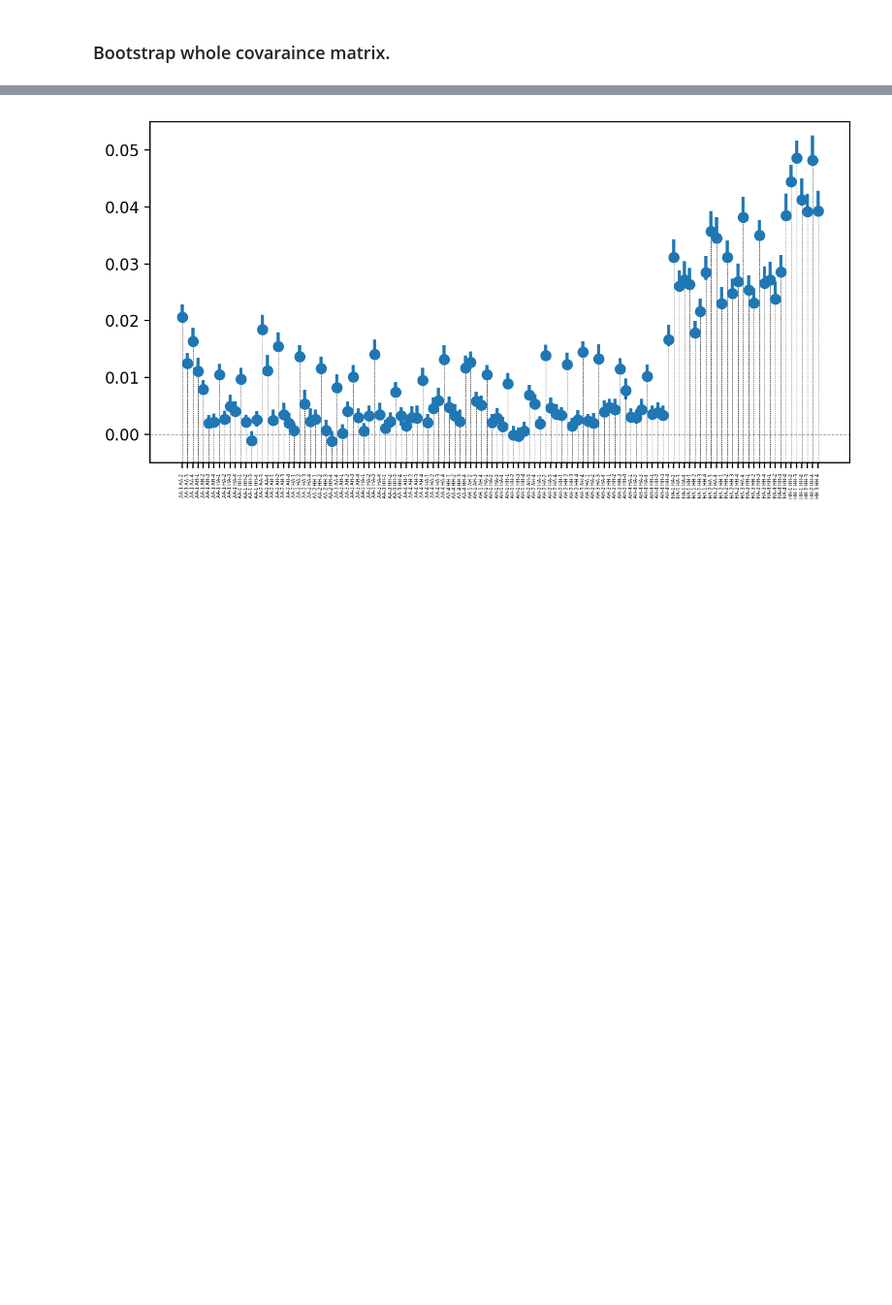
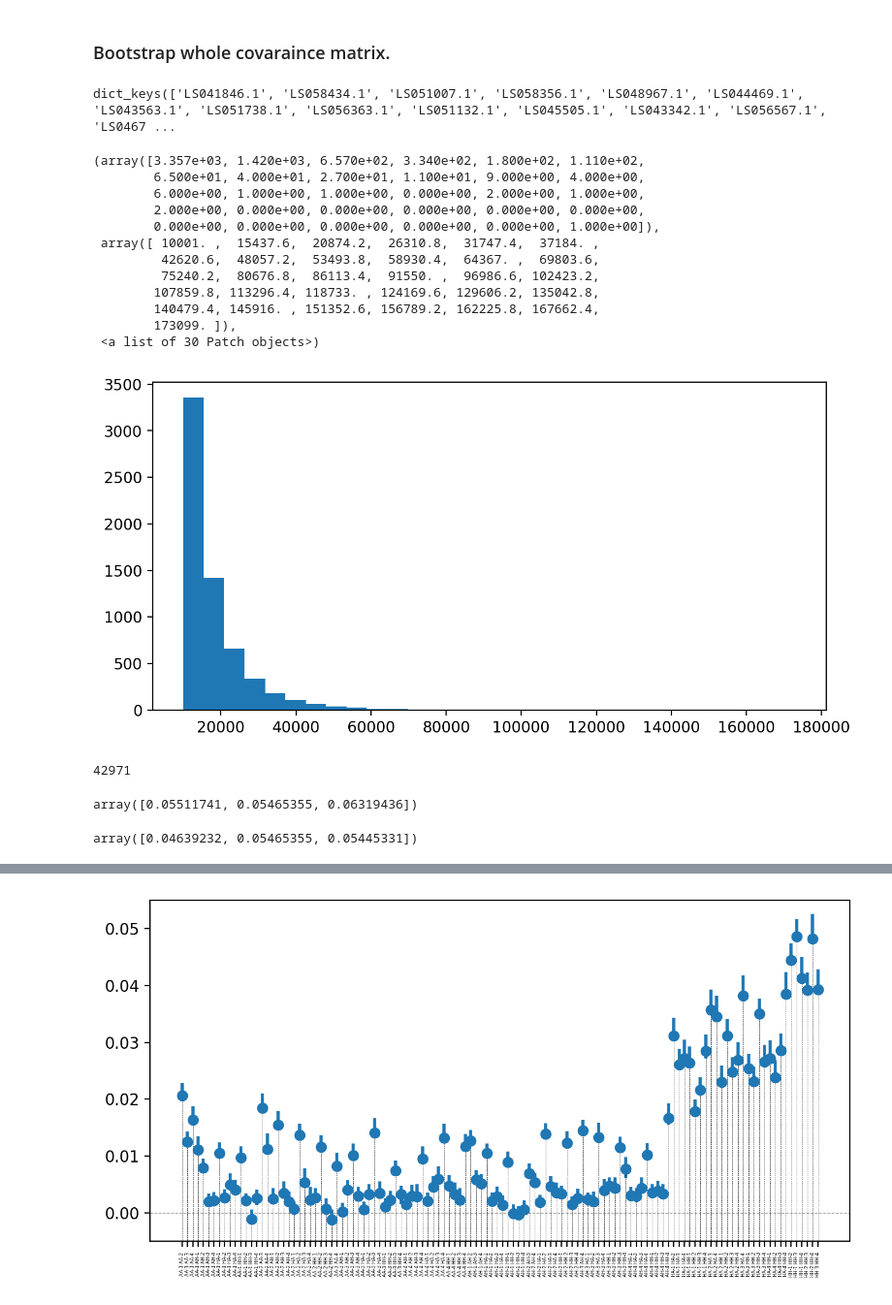
Before and after one commit to rsbrennan/tonsa_25_gen_ER, a Jupyter notebook: scripts/cvtk/notebooks/tonsa.ipynb, the cells around one changed output, grey strips where cells are left out. Shown: that part at 97% size. Drawn from its saved outputs; the diff is of its cells as text; code cells hidden in the pictures; blank space fills up the shorter version.

```diff
--- a/scripts/cvtk/notebooks/tonsa.ipynb
+++ b/scripts/cvtk/notebooks/tonsa.ipynb
@@ -259,0 +285,22 @@ len(keep_seqids)
+# %%
+x2={s:v for s,v in d.tiles.seqlens.items() if v > 10000}
+# %%
+x2.keys()
+# %% [output]
+dict_keys(['LS041846.1', 'LS058434.1', 'LS051007.1', 'LS058356.1', 'LS048967.1', 'LS044469.1', 'LS043563.1', 'LS051738.1', 'LS056363.1', 'LS051132.1', 'LS045505.1', 'LS043342.1', 'LS056567.1', 'LS0467 ...
+# %%
+plt.hist(x2.values(), bins=30)
+# %% [output]
+(array([3.357e+03, 1.420e+03, 6.570e+02, 3.340e+02, 1.800e+02, 1.110e+02,
+        6.500e+01, 4.000e+01, 2.700e+01, 1.100e+01, 9.000e+00, 4.000e+00,
+        6.000e+00, 1.000e+00, 1.000e+00, 0.000e+00, 2.000e+00, 1.000e+00,
+        2.000e+00, 0.000e+00, 0.000e+00, 0.000e+00, 0.000e+00, 0.000e+00,
+        0.000e+00, 0.000e+00, 0.000e+00, 0.000e+00, 0.000e+00, 1.000e+00]),
+ array([ 10001. ,  15437.6,  20874.2,  26310.8,  31747.4,  37184. ,
+         42620.6,  48057.2,  53493.8,  58930.4,  64367. ,  69803.6,
+         75240.2,  80676.8,  86113.4,  91550. ,  96986.6, 102423.2,
+        107859.8, 113296.4, 118733. , 124169.6, 129606.2, 135042.8,
+        140479.4, 145916. , 151352.6, 156789.2, 162225.8, 167662.4,
+        173099. ]),
+ <a list of 30 Patch objects>)
+[figure, added]
@@ -261,3 +311,11 @@ len(keep_seqids)
 gw_covs_cis = d.bootstrap_cov(B=1000, progress_bar=True, keep_seqids=keep_seqids,
                               average_replicates=False, use_masked=True)
 #print(gw_covs_cis)
+# %%
+len(d.tiles)
+# %% [output]
+42971
+# %%
+gw_covs_cis[:,0,0]
+# %% [output]
+array([0.05511741, 0.05465355, 0.06319436])
@@ -263,0 +325,4 @@ gw_covs_cis = d.bootstrap_cov(B=1000, progress_bar=True, keep_seqids=keep_seqids
+# %%
+gw_covs_cis[:,0,0]
+# %% [output]
+array([0.04639232, 0.05465355, 0.05445331])
```
Also changed, not shown: parts of 19 cells of this notebook.
